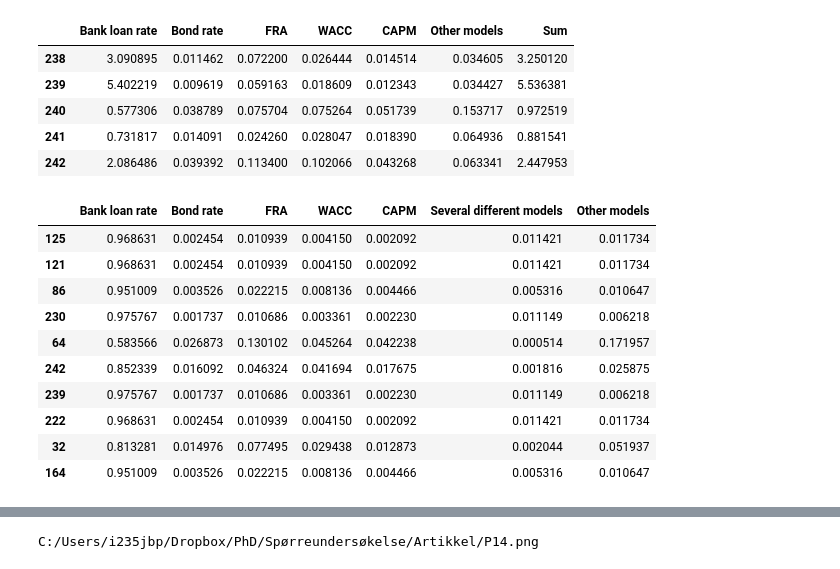
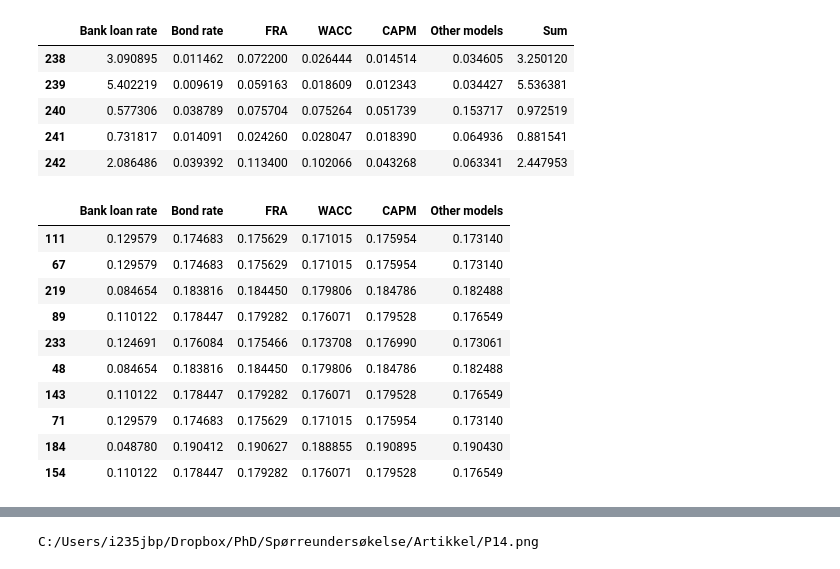
Before and after one commit to DataScienceLead/RealInvestment, a Jupyter notebook: bus_surv/ProbHurdleRateMethod.ipynb, the cells around one changed output, grey strips where cells are left out. Drawn from its saved outputs; the diff is of its cells as text; code cells hidden in the pictures.

```diff
--- a/bus_surv/ProbHurdleRateMethod.ipynb
+++ b/bus_surv/ProbHurdleRateMethod.ipynb
@@ -260,6 +318,14 @@ P_4_4 = [a/m for a, m in zip(listePredY4eNo4, listeSumYe)]
 P_5_4 = [a/m for a, m in zip(listePredY5eNo4, listeSumYe)]
 # P_6_4 = [a/m for a, m in zip(listePredY6eNo4, listeSumYe)]
 P_7_4 = [a/m for a, m in zip(listePredY7eNo4, listeSumYe)]
+# %%
+P_1_4e = [a/m for a, m in zip(listePredY1e, listeSumY)]
+P_2_4e = [a/m for a, m in zip(listePredY2e, listeSumY)]
+P_3_4e = [a/m for a, m in zip(listePredY3e, listeSumY)]
+P_4_4e = [a/m for a, m in zip(listePredY4e, listeSumY)]
+P_5_4e = [a/m for a, m in zip(listePredY5e, listeSumY)]
+# P_6_4e = [a/m for a, m in zip(listePredY6eNo4, listeSumYe)]
+P_7_4e = [a/m for a, m in zip(listePredY7e, listeSumY)]
 # %%
 zipListPred = list(zip(listePredY1eNo4, listePredY2eNo4, listePredY3eNo4, listePredY4eNo4, listePredY5eNo4, listePredY7eNo4, listeSumYe))
 dfListe = pd.DataFrame(zipListPred, columns = ['Bank loan rate', 'Bond rate', 'FRA', 'WACC', 'CAPM', 'Other models', 'Sum'])
@@ -279,17 +342,20 @@ zipListP1 = list(zip(P_1_4, P_2_4, P_3_4, P_4_4, P_5_4, P_6_4, P_7_4))
+# %%
+zipListP1e = list(zip(P_1_4e, P_2_4e, P_3_4e, P_4_4e, P_5_4e, P_7_4e))
+# zippedList
 # %%
-dfPred = pd.DataFrame(zipListP1, columns = ['Bank loan rate', 'Bond rate', 'FRA', 'WACC', 'CAPM', 'Several different models', 'Other models'])
+dfPrede = pd.DataFrame(zipListP1e, columns = ['Bank loan rate', 'Bond rate', 'FRA', 'WACC', 'CAPM', 'Other models'])
 # %%
-dfPred.sample(10)
+dfPrede.sample(10)
 # %% [output]
-|  | Bank loan rate | Bond rate | FRA | WACC | CAPM | Several different models | Other models |
-| 125 | 0.968631 | 0.002454 | 0.010939 | 0.004150 | 0.002092 | 0.011421 | 0.011734 |
-| 121 | 0.968631 | 0.002454 | 0.010939 | 0.004150 | 0.002092 | 0.011421 | 0.011734 |
-| 86 | 0.951009 | 0.003526 | 0.022215 | 0.008136 | 0.004466 | 0.005316 | 0.010647 |
-| 230 | 0.975767 | 0.001737 | 0.010686 | 0.003361 | 0.002230 | 0.011149 | 0.006218 |
-| 64 | 0.583566 | 0.026873 | 0.130102 | 0.045264 | 0.042238 | 0.000514 | 0.171957 |
-| 242 | 0.852339 | 0.016092 | 0.046324 | 0.041694 | 0.017675 | 0.001816 | 0.025875 |
-| 239 | 0.975767 | 0.001737 | 0.010686 | 0.003361 | 0.002230 | 0.011149 | 0.006218 |
-| 222 | 0.968631 | 0.002454 | 0.010939 | 0.004150 | 0.002092 | 0.011421 | 0.011734 |
-| 32 | 0.813281 | 0.014976 | 0.077495 | 0.029438 | 0.012873 | 0.002044 | 0.051937 |
-| 164 | 0.951009 | 0.003526 | 0.022215 | 0.008136 | 0.004466 | 0.005316 | 0.010647 |
+|  | Bank loan rate | Bond rate | FRA | WACC | CAPM | Other models |
+| 111 | 0.129579 | 0.174683 | 0.175629 | 0.171015 | 0.175954 | 0.173140 |
+| 67 | 0.129579 | 0.174683 | 0.175629 | 0.171015 | 0.175954 | 0.173140 |
+| 219 | 0.084654 | 0.183816 | 0.184450 | 0.179806 | 0.184786 | 0.182488 |
+| 89 | 0.110122 | 0.178447 | 0.179282 | 0.176071 | 0.179528 | 0.176549 |
+| 233 | 0.124691 | 0.176084 | 0.175466 | 0.173708 | 0.176990 | 0.173061 |
+| 48 | 0.084654 | 0.183816 | 0.184450 | 0.179806 | 0.184786 | 0.182488 |
+| 143 | 0.110122 | 0.178447 | 0.179282 | 0.176071 | 0.179528 | 0.176549 |
+| 71 | 0.129579 | 0.174683 | 0.175629 | 0.171015 | 0.175954 | 0.173140 |
+| 184 | 0.048780 | 0.190412 | 0.190627 | 0.188855 | 0.190895 | 0.190430 |
+| 154 | 0.110122 | 0.178447 | 0.179282 | 0.176071 | 0.179528 | 0.176549 |
 # %%
```
Also changed, not shown: parts of 12 cells of this notebook, 2 other files.
